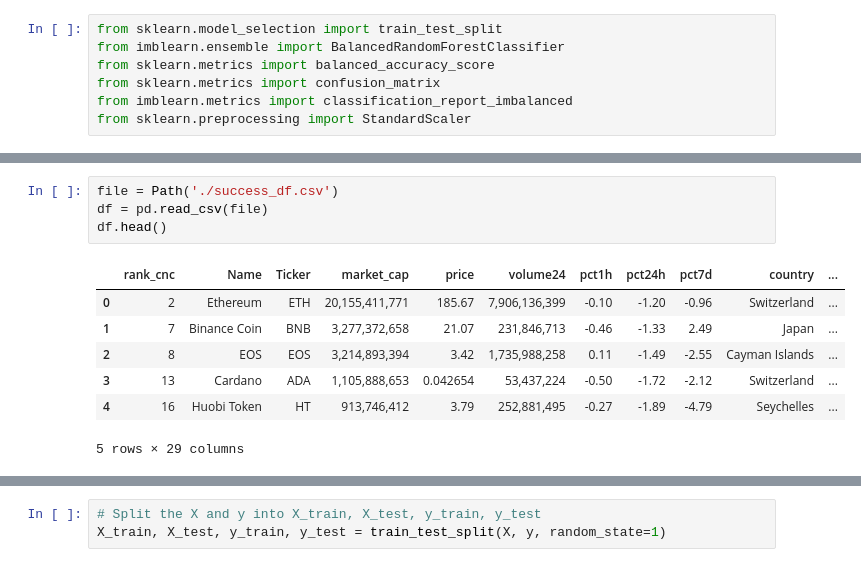
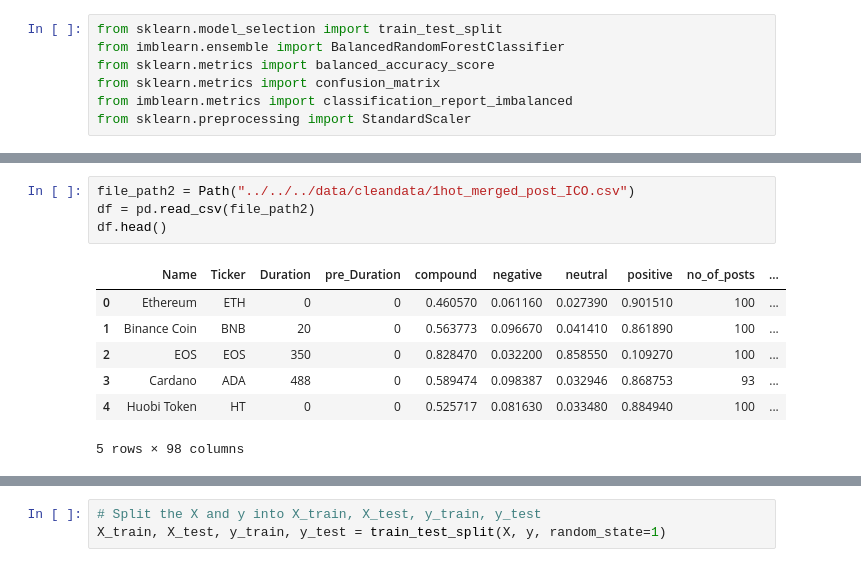
Before and after one commit to eccadena/ICO_Viability_Index, a Jupyter notebook: notebooks/libs/Mina/random_forest.ipynb, the cells around one changed output, grey strips where cells are left out. Drawn from its saved outputs; the diff is of its cells as text.

```diff
--- a/notebooks/libs/Mina/random_forest.ipynb
+++ b/notebooks/libs/Mina/random_forest.ipynb
@@ -19,12 +17,12 @@ from sklearn.preprocessing import StandardScaler
 # %%
-file = Path('./success_df.csv')
-df = pd.read_csv(file)
+file_path2 = Path("../../../data/cleandata/1hot_merged_post_ICO.csv")
+df = pd.read_csv(file_path2)
 df.head()
 # %% [output]
-|  | rank_cnc | Name | Ticker | market_cap | price | volume24 | pct1h | pct24h | pct7d | country | ... |
-| 0 | 2 | Ethereum | ETH | 20,155,411,771 | 185.67 | 7,906,136,399 | -0.10 | -1.20 | -0.96 | Switzerland | ... |
-| 1 | 7 | Binance Coin | BNB | 3,277,372,658 | 21.07 | 231,846,713 | -0.46 | -1.33 | 2.49 | Japan | ... |
-| 2 | 8 | EOS | EOS | 3,214,893,394 | 3.42 | 1,735,988,258 | 0.11 | -1.49 | -2.55 | Cayman Islands | ... |
-| 3 | 13 | Cardano | ADA | 1,105,888,653 | 0.042654 | 53,437,224 | -0.50 | -1.72 | -2.12 | Switzerland | ... |
-| 4 | 16 | Huobi Token | HT | 913,746,412 | 3.79 | 252,881,495 | -0.27 | -1.89 | -4.79 | Seychelles | ... |
+|  | Name | Ticker | Duration | pre_Duration | compound | negative | neutral | positive | no_of_posts | ... |
+| 0 | Ethereum | ETH | 0 | 0 | 0.460570 | 0.061160 | 0.027390 | 0.901510 | 100 | ... |
+| 1 | Binance Coin | BNB | 20 | 0 | 0.563773 | 0.096670 | 0.041410 | 0.861890 | 100 | ... |
+| 2 | EOS | EOS | 350 | 0 | 0.828470 | 0.032200 | 0.858550 | 0.109270 | 100 | ... |
+| 3 | Cardano | ADA | 488 | 0 | 0.589474 | 0.098387 | 0.032946 | 0.868753 | 93 | ... |
+| 4 | Huobi Token | HT | 0 | 0 | 0.525717 | 0.081630 | 0.033480 | 0.884940 | 100 | ... |
-5 rows × 29 columns
+5 rows × 98 columns
```
Also changed, not shown: parts of 8 cells of this notebook, 3 other files.
